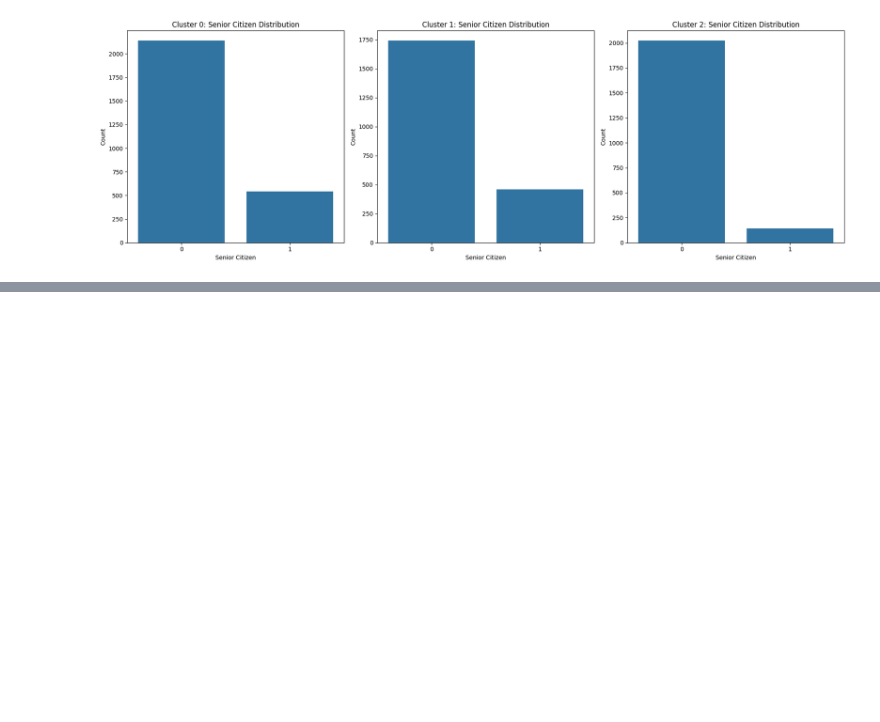
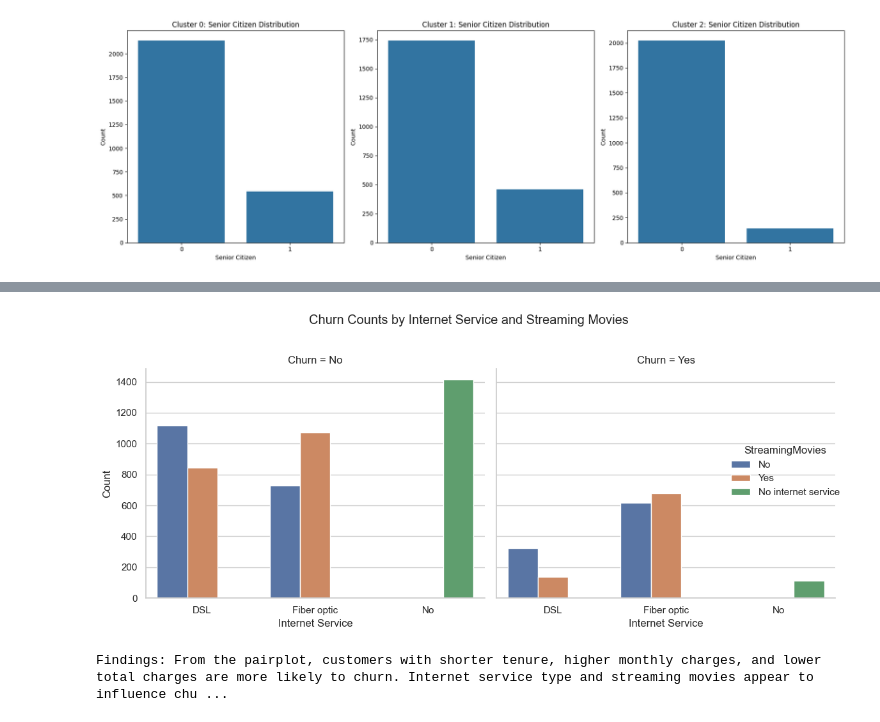
Before and after one commit to Sudheerbmb/Internship-FUTURENSE, a Jupyter notebook: CustomerChurn/EDA.ipynb, the cells around one changed output, grey strips where cells are left out. Saved outputs shown, nothing was run; the diff lists cells and outputs as text; code cells hidden in the pictures; blank space fills up the shorter version.

Commit message:
Added Additional EDA

```diff
--- a/CustomerChurn/EDA.ipynb
+++ b/CustomerChurn/EDA.ipynb
@@ -720,0 +782,18 @@ print(rules.head())
+# %%
+
+
+
+
+
+cat_plot = sns.catplot(x='InternetService', hue='StreamingMovies', col='Churn', data=df_churn, kind='count')
+cat_plot.set_axis_labels('Internet Service', 'Count')
+cat_plot.set_titles('Churn = {col_name}')
+plt.suptitle('Churn Counts by Internet Service and Streaming Movies', y=1.02)
+plt.tight_layout()
+plt.show()
+
+
+print("Findings: From the pairplot, customers with shorter tenure, higher monthly charges, and lower total charges are more likely to churn. Internet service type and streaming movies appear to influence churn rates significantly. Additionally, customers without online security and tech support tend to have higher monthly charges.")
+# %% [output]
+[figure, added]
+Findings: From the pairplot, customers with shorter tenure, higher monthly charges, and lower total charges are more likely to churn. Internet service type and streaming movies appear to influence chu ...
```
Also changed, not shown: parts of 3 cells of this notebook, 1 other file.
